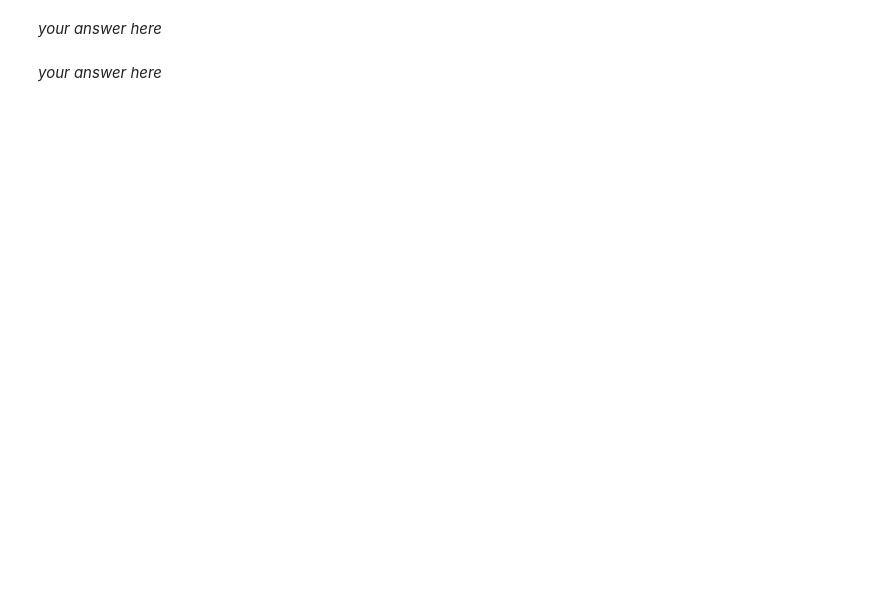
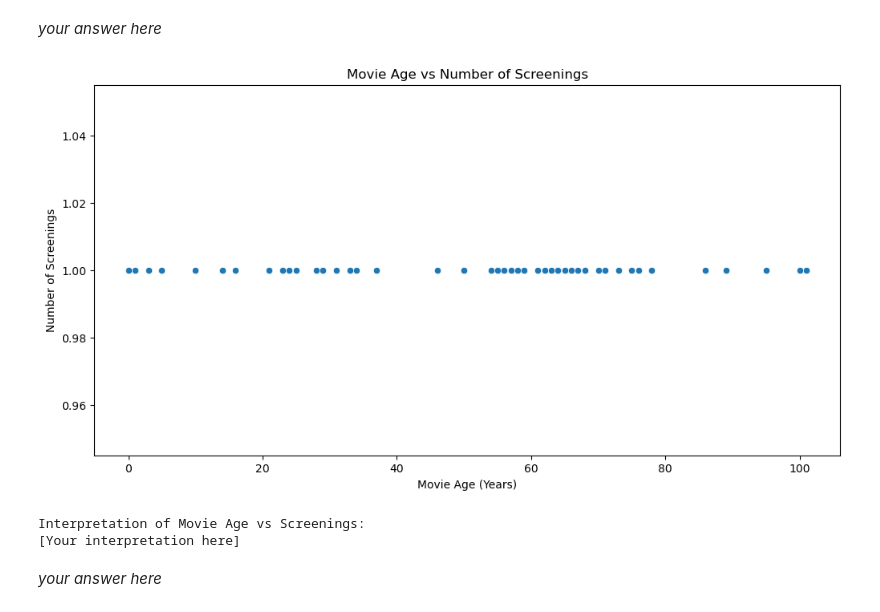
Before and after one commit to mdkrasnow/harvard, a Jupyter notebook: CS 109/cs1090a_hw1/cs1090a_hw1.ipynb, the cells around one changed output. Saved outputs shown, nothing was run; the diff lists cells and outputs as text; code cells hidden in the pictures; blank space fills up the shorter version.

```diff
--- a/CS 109/cs1090a_hw1/cs1090a_hw1.ipynb
+++ b/CS 109/cs1090a_hw1/cs1090a_hw1.ipynb
@@ -517,7 +755,28 @@ Example questions you might consider:
 # %%
 # 4.1 Custom question 1
 # your code here
-...
+# Calculate movie age
+current_year = pd.Timestamp.now().year
+df['movie_age'] = current_year - df['year']
+
+# Group by movie and count screenings
+movie_screenings = df.groupby(['title', 'year', 'movie_age']).size().reset_index(name='screening_count')
+
+# Create a scatter plot
+plt.figure(figsize=(12, 6))
+sns.scatterplot(x='movie_age', y='screening_count', data=movie_screenings)
+plt.title('Movie Age vs Number of Screenings')
+plt.xlabel('Movie Age (Years)')
+plt.ylabel('Number of Screenings')
+plt.show()
+
+# Interpretation
+print("Interpretation of Movie Age vs Screenings:")
+print("[Your interpretation here]")
+# %% [output]
+[figure, added]
+Interpretation of Movie Age vs Screenings:
+[Your interpretation here]
 # %% [markdown]
 *your answer here*
 # %%
```
Also changed, not shown: parts of 21 cells of this notebook, 20 other files.
